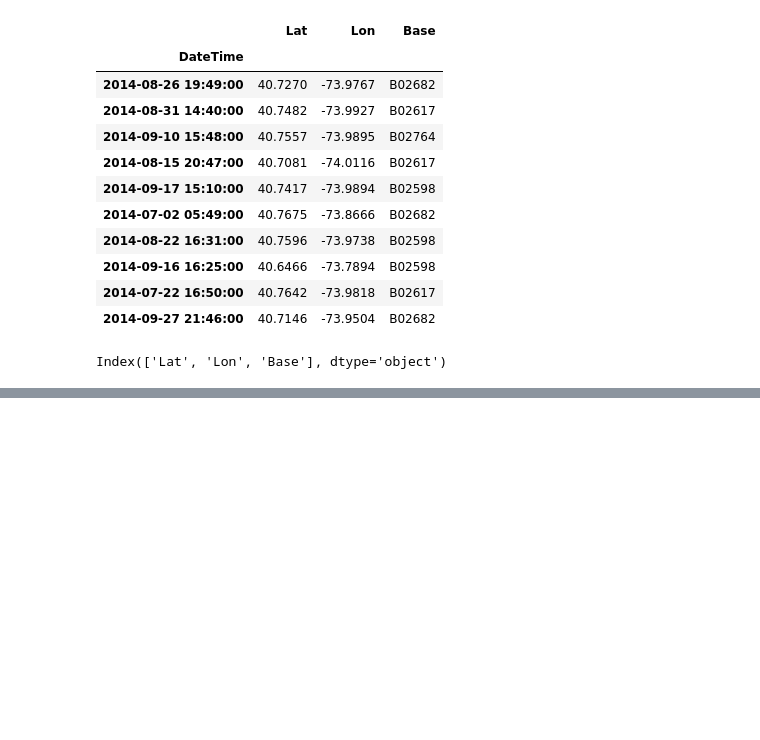
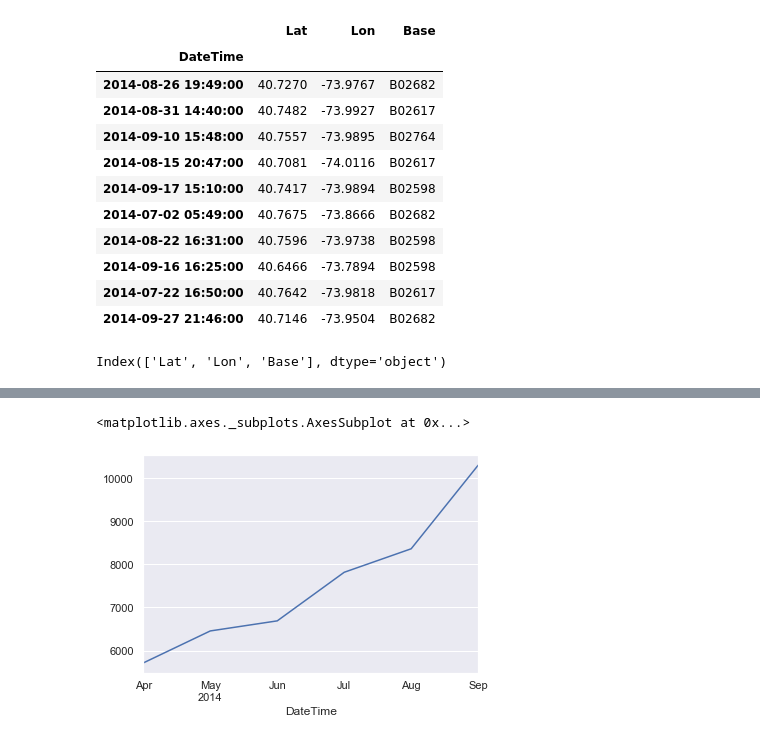
Before and after one commit to yrahan/uber, a Jupyter notebook: Uber Data Analysis Project.ipynb, the cells around one changed output, grey strips where cells are left out. Cells and saved outputs as stored; diff of their text form; code cells hidden in the pictures; blank space fills up the shorter version.

```diff
--- a/Uber Data Analysis Project.ipynb
+++ b/Uber Data Analysis Project.ipynb
@@ -186,0 +230,5 @@ Index(['Lat', 'Lon', 'Base'], dtype='object')
+# %%
+data_2014.Base.resample('M').count().plot()
+# %% [output]
+<matplotlib.axes._subplots.AxesSubplot at 0x...>
+[figure, added]
```
Also changed, not shown: parts of 18 cells of this notebook.
